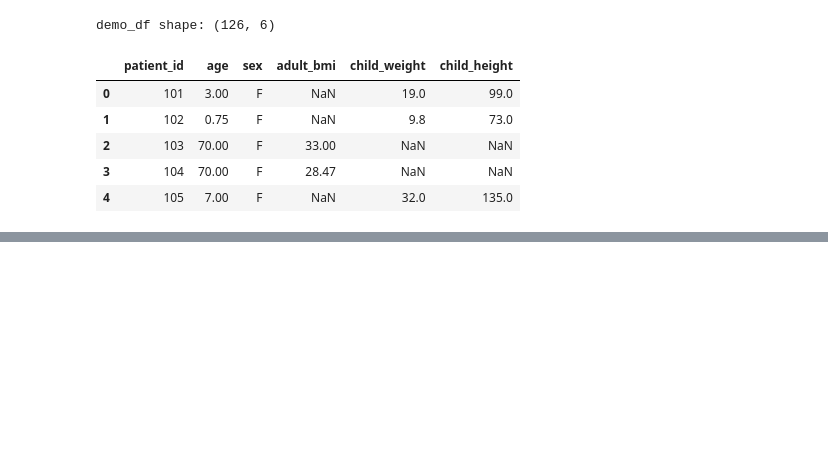
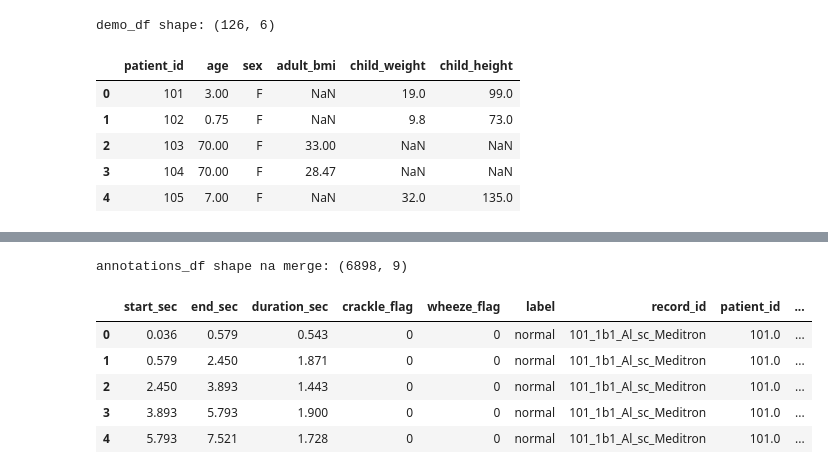
Before and after one commit to EsmeeK1/AI-Onderzoeksvragen, a Jupyter notebook: research_questions/heart_and_lungsounds/notebooks/icbhi/1_icbhi_eda.ipynb, the cells around one changed output, grey strips where cells are left out. Cells and saved outputs as stored; diff of their text form; code cells hidden in the pictures; blank space fills up the shorter version.

```diff
--- a/research_questions/heart_and_lungsounds/notebooks/icbhi/1_icbhi_eda.ipynb
+++ b/research_questions/heart_and_lungsounds/notebooks/icbhi/1_icbhi_eda.ipynb
@@ -543,26 +167,0 @@ def compute_average_spectrum_for_group(sub_df, n_fft=2048, hop=512, max_files=50
-# %%
-# Choose a few common diagnoses to compare
-top_diagnoses = full_df["diagnosis"].value_counts().index[:4]
-avg_spectra = {}
-
-for diag in top_diagnoses:
-    sub = full_df[full_df["diagnosis"] == diag]
-    freqs, avg_psd = compute_average_spectrum_for_group(sub)
-    if freqs is not None:
-        avg_spectra[diag] = (freqs, avg_psd)
-# %%
-# Plot average spectra
-plt.figure(figsize=(8, 6))
-for diag, (freqs, psd) in avg_spectra.items():
-    # limit to some max frequency for readability, e.g., 2000 Hz
-    mask = freqs <= 2000
-    freqs_plot = freqs[mask]
-    psd_plot = psd[mask]
-    plt.semilogy(freqs_plot, psd_plot, label=diag)
-
-plt.title("Average magnitude spectrum for top diagnoses")
-plt.xlabel("Frequency (Hz)")
-plt.ylabel("Magnitude (log scale)")
-plt.legend()
-plt.tight_layout()
-plt.show()
@@ -640,0 +274,20 @@ VBox(children=(HBox(children=(Dropdown(description='Patient:', layout=Layout(wid
+# %%
+# maak record_id kolom in audio df
+df["record_id"] = df["file_name"].str.replace(".wav", "", regex=False)
+
+annotations_df = annotations_df.merge(
+    df[["record_id", "patient_id", "diagnosis_norm"]],
+    on="record_id",
+    how="left",
+)
+
+print("annotations_df shape na merge:", annotations_df.shape)
+annotations_df.head()
+# %% [output]
+annotations_df shape na merge: (6898, 9)
+|  | start_sec | end_sec | duration_sec | crackle_flag | wheeze_flag | label | record_id | patient_id | ... |
+| 0 | 0.036 | 0.579 | 0.543 | 0 | 0 | normal | 101_1b1_Al_sc_Meditron | 101.0 | ... |
+| 1 | 0.579 | 2.450 | 1.871 | 0 | 0 | normal | 101_1b1_Al_sc_Meditron | 101.0 | ... |
+| 2 | 2.450 | 3.893 | 1.443 | 0 | 0 | normal | 101_1b1_Al_sc_Meditron | 101.0 | ... |
+| 3 | 3.893 | 5.793 | 1.900 | 0 | 0 | normal | 101_1b1_Al_sc_Meditron | 101.0 | ... |
+| 4 | 5.793 | 7.521 | 1.728 | 0 | 0 | normal | 101_1b1_Al_sc_Meditron | 101.0 | ... |
```
Also changed, not shown: parts of 30 cells of this notebook, 20 other files.
